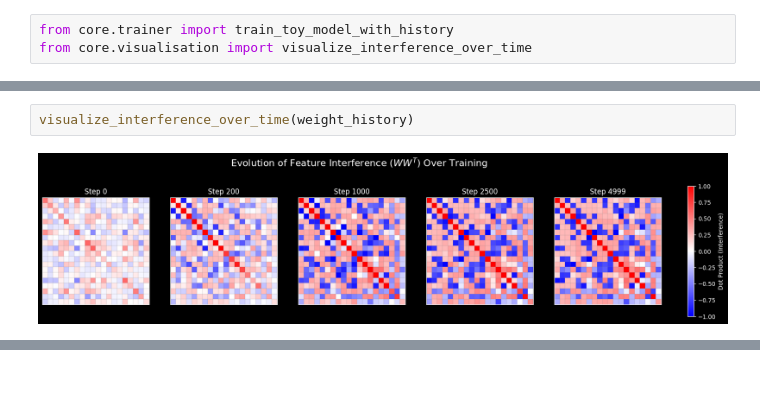
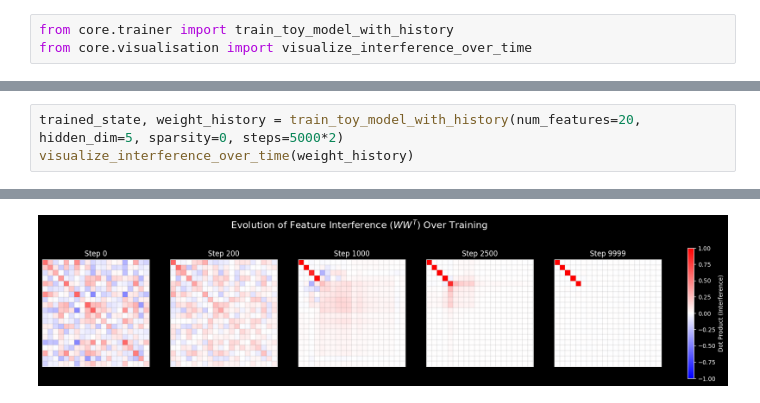
Before and after one commit to rashomon-gh/toy-model-superposition, a Jupyter notebook: notebooks/superposition.ipynb, the cells around one changed output, grey strips where cells are left out. Cells and saved outputs as stored; diff of their text form.

```diff
--- a/notebooks/superposition.ipynb
+++ b/notebooks/superposition.ipynb
@@ -33,4 +57,4 @@ Step 4000 | Loss: 0.0032
-# %%
-visualize_interference_over_time(weight_history)
-# %% [output]
-[figure, removed]
+# %%
+trained_state, weight_history = train_toy_model_with_history(num_features=20, hidden_dim=5, sparsity=0, steps=5000*2)
+visualize_interference_over_time(weight_history)
+# %% [output]
@@ -36,0 +71 @@ visualize_interference_over_time(weight_history)
+[figure, added]
```
Also changed, not shown: parts of 14 cells of this notebook, 1 other file.
